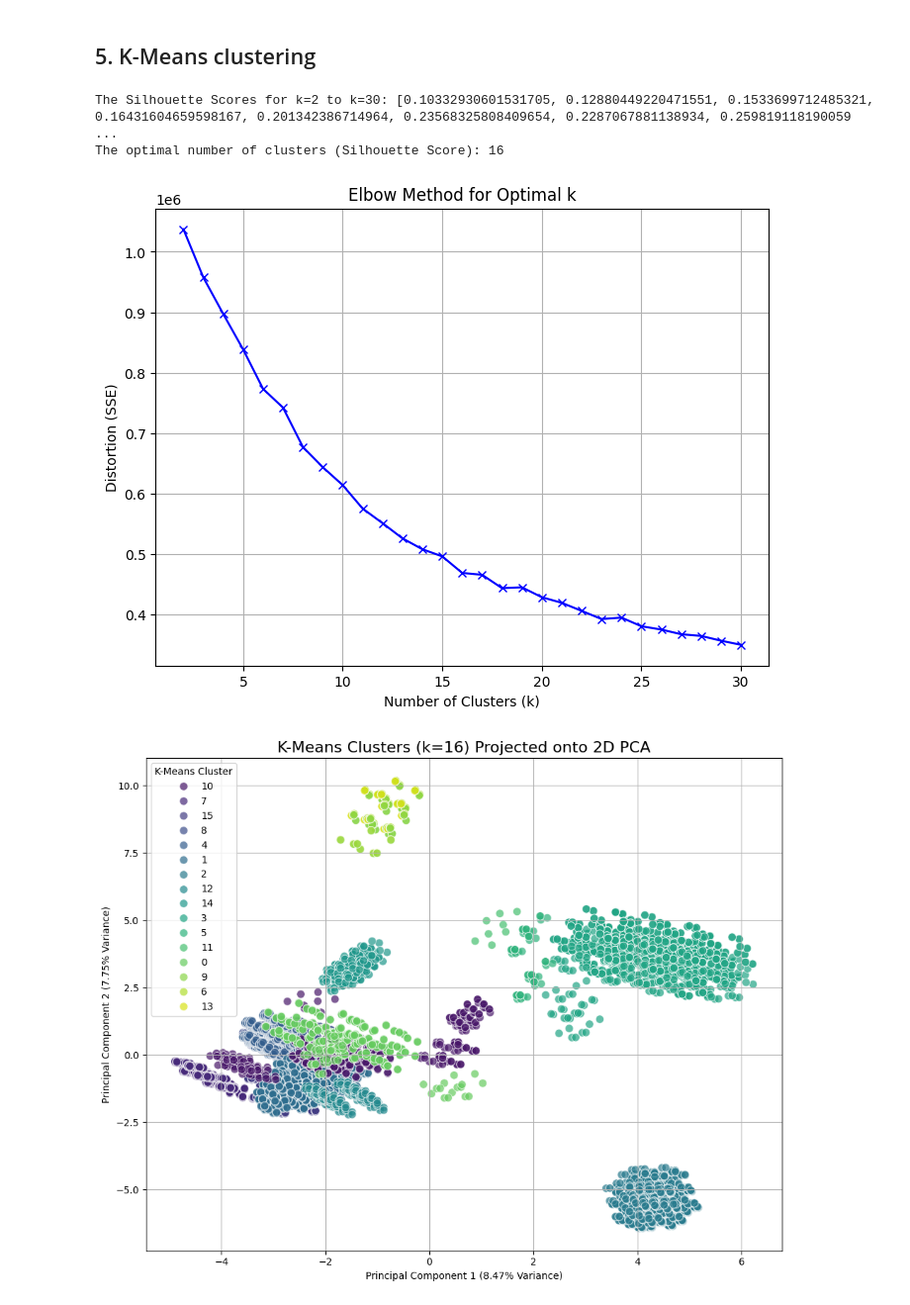
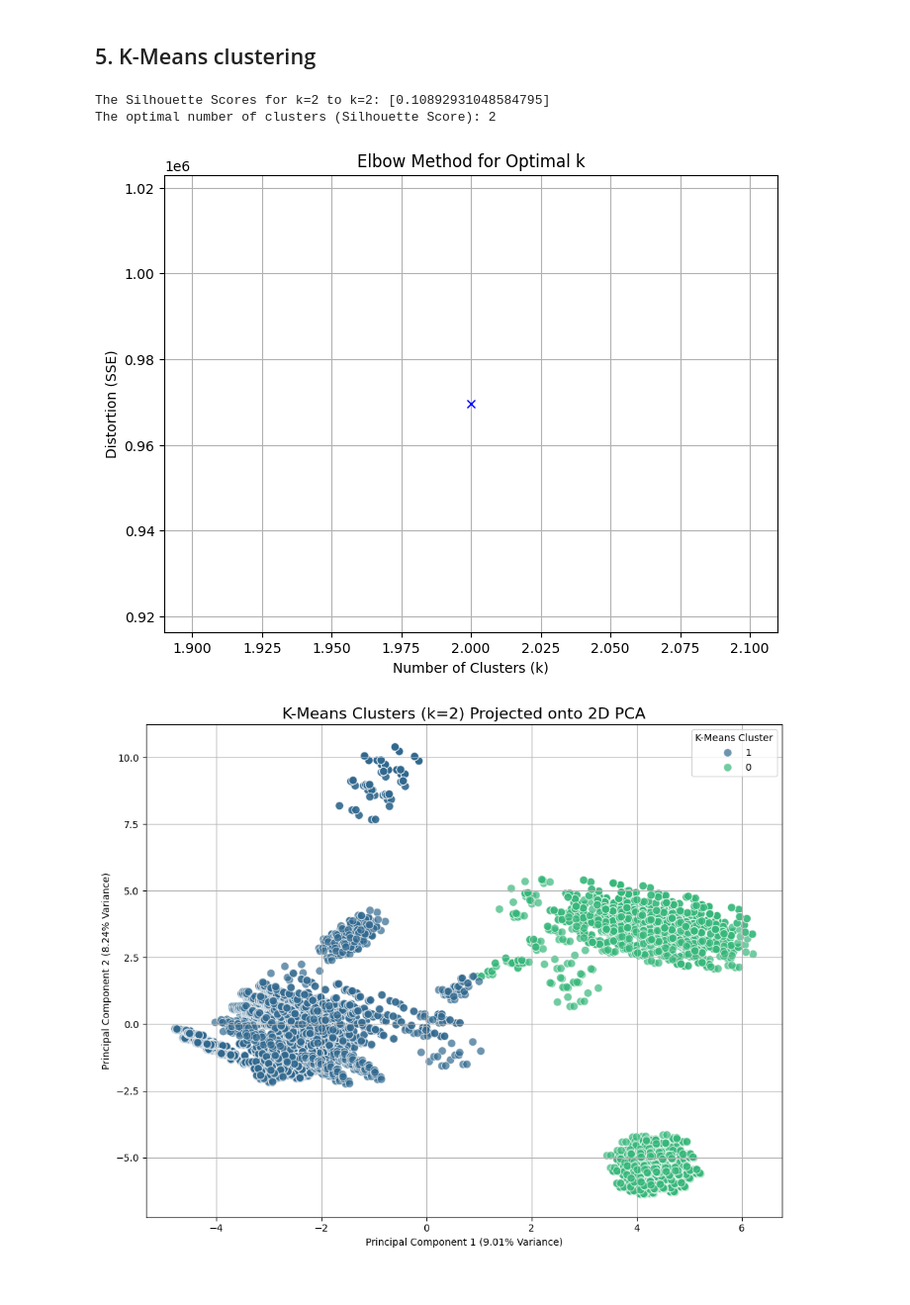
Before and after one commit to Bootcamp-IA-P5/proyecto8-oscar-rodriguez, a Jupyter notebook: mushrooms.ipynb, the cells around one changed output. Shown at 99% size. Cells and saved outputs as stored; diff of their text form; code cells hidden in the pictures.

```diff
--- a/mushrooms.ipynb
+++ b/mushrooms.ipynb
@@ -465,6 +487,7 @@ Results shows an accuracy of 100% all the modeles except PCA. This is possible b
 ## 5. K-Means clustering
 # %%
 import numpy as np
+from sklearn.metrics import davies_bouldin_score
 from sklearn.cluster import KMeans
 from sklearn.metrics import silhouette_score
 
@@ -524,37 +547,43 @@ def k_means(df_temp, target, iterations):
     # Visualization of K-Means Clusters
     plt.figure(figsize=(10, 8))
     sns.scatterplot(
         x='PC1',
         y='PC2',
         hue='KMeans_Cluster',
         data=pca_df,
         palette='viridis',
         s=70,
         alpha=0.7
     )
 
     explained_variance = pca.explained_variance_ratio_
     plt.title(f'K-Means Clusters (k={n_clusters}) Projected onto 2D PCA', fontsize=16)
     plt.xlabel(f'Principal Component 1 ({explained_variance[0]*100:.2f}% Variance)')
     plt.ylabel(f'Principal Component 2 ({explained_variance[1]*100:.2f}% Variance)')
     plt.legend(title='K-Means Cluster')
     plt.grid(True)
     plt.tight_layout()
     plt.show() # In a local environment
     # plt.savefig('kmeans_pca_cluster_plot.png')
 
     # Cluster Purity Check
     contingency_table = pd.crosstab(y, df_temp['KMeans_Cluster'])
     print("\nContingency Table (True Class vs. K-Means Cluster):\n", contingency_table)
 
     cluster_purity = np.sum(np.max(contingency_table.values, axis=0)) / contingency_table.values.sum()
     print(f"\nOverall K-Means Cluster Purity (compared to True Class): {cluster_purity:.4f}")
+
+    y_clusters = kmeans_model.fit_predict(X_scaled)
+    dbi_score = davies_bouldin_score(X_scaled, y_clusters)
+
+    print(f"Number of clusters (K): {n_clusters}")
+    print(f"Davies-Bouldin Index (DBI): {dbi_score:.4f}")
+
     df_temp.drop(columns=['KMeans_Cluster'])
-
-k_means(df, 'edible', 30)
+k_means(df, 'edible', 2)
 # %% [output]
-The Silhouette Scores for k=2 to k=30: [0.10332930601531705, 0.12880449220471551, 0.1533699712485321, 0.16431604659598167, 0.201342386714964, 0.23568325808409654, 0.2287067881138934, 0.259819118190059 ...
-The optimal number of clusters (Silhouette Score): 16
+The Silhouette Scores for k=2 to k=2: [0.10892931048584795]
+The optimal number of clusters (Silhouette Score): 2
-[figure, old version]
+[figure, new version]
-[figure, old version]
+[figure, new version]
 Contingency Table (True Class vs. K-Means Cluster):
```
Also changed, not shown: parts of 5 cells of this notebook.
